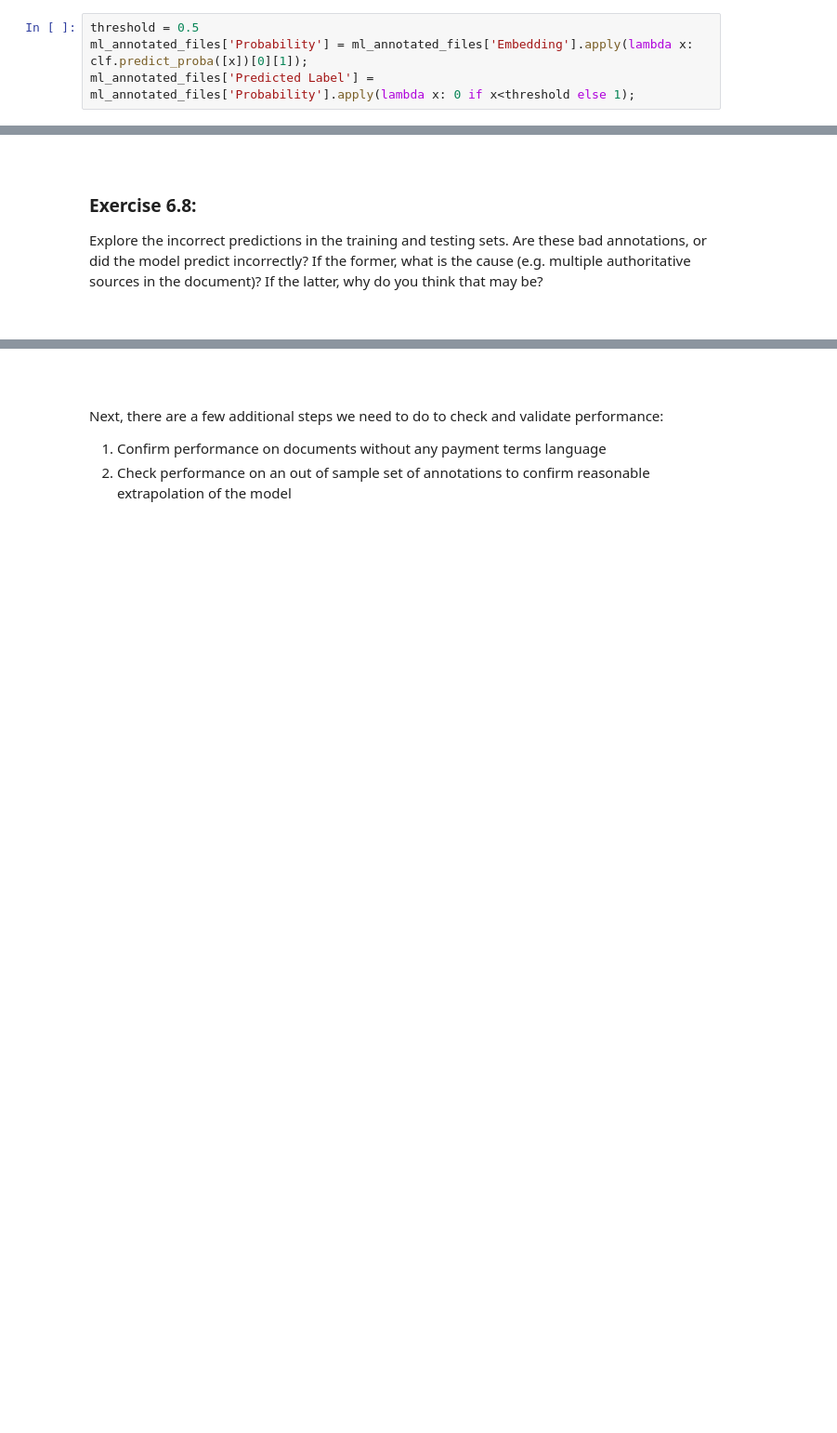
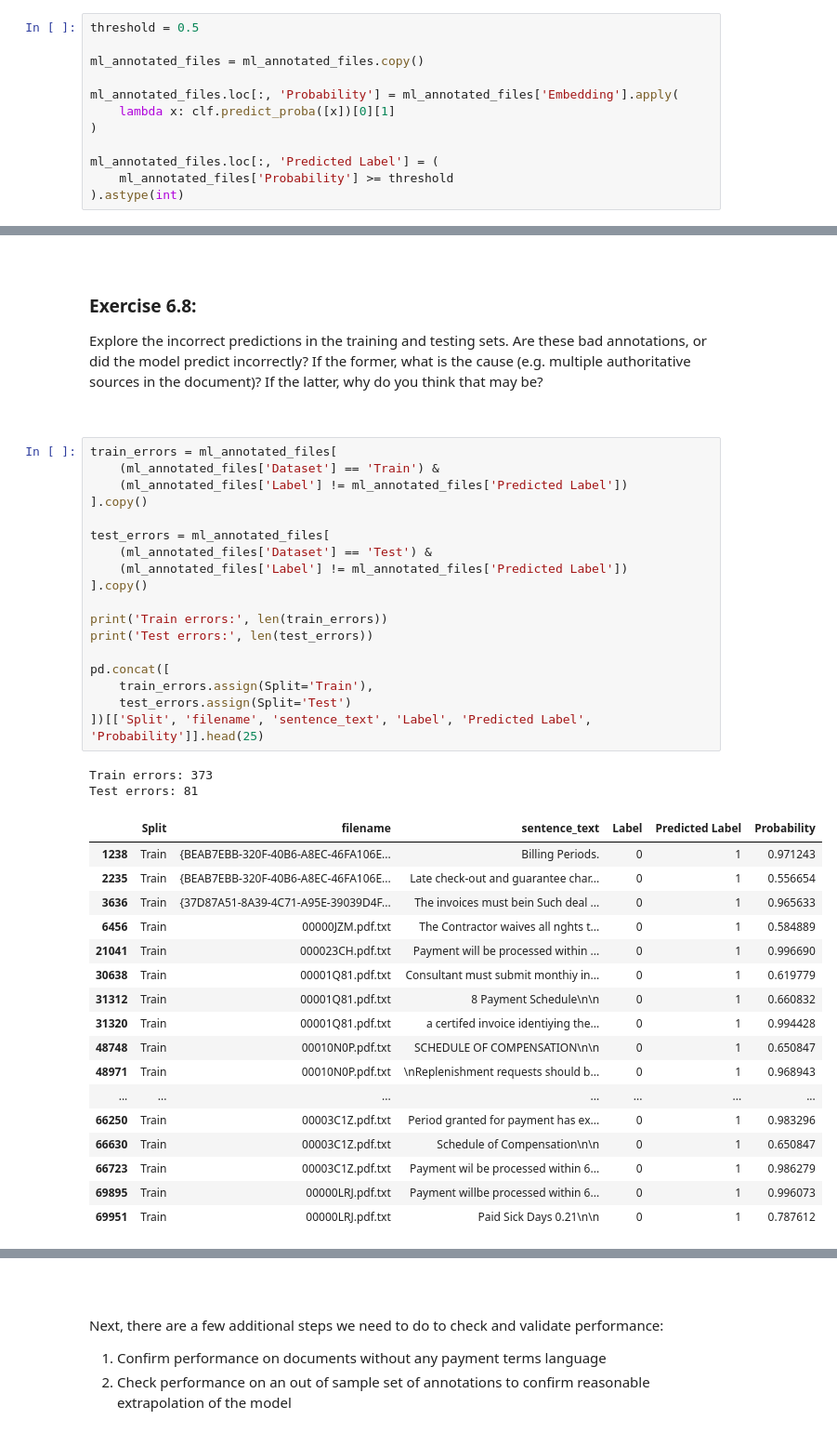
Before and after one commit to AffanAli/TC2R-CodeCompanion, a Jupyter notebook: notebooks/6 - Modeling Approaches.ipynb, the cells around one changed output, grey strips where cells are left out. Shown at 93% size. Cells and saved outputs as stored; diff of their text form; blank space fills up the shorter version.

```diff
--- a/notebooks/6 - Modeling Approaches.ipynb
+++ b/notebooks/6 - Modeling Approaches.ipynb
@@ -591,5 +1054,13 @@ Now, we have built a model to identify the context in the document discussing pa
 We'll start by predicting the probability for each individual sentence, then pick the top per each document and compare to the real, annotated answer.
 # %%
 threshold = 0.5
-ml_annotated_files['Probability'] = ml_annotated_files['Embedding'].apply(lambda x: clf.predict_proba([x])[0][1]);
-ml_annotated_files['Predicted Label'] = ml_annotated_files['Probability'].apply(lambda x: 0 if x<threshold else 1);
+
+ml_annotated_files = ml_annotated_files.copy()
+
+ml_annotated_files.loc[:, 'Probability'] = ml_annotated_files['Embedding'].apply(
+    lambda x: clf.predict_proba([x])[0][1]
+)
+
+ml_annotated_files.loc[:, 'Predicted Label'] = (
+    ml_annotated_files['Probability'] >= threshold
+).astype(int)
@@ -652,3 +1161,41 @@ Split the document level metrics into the train and test set. How do the metrics
 Explore the incorrect predictions in the training and testing sets. Are these bad annotations, or did the model predict incorrectly? If the former, what is the cause (e.g. multiple authoritative sources in the document)? If the latter, why do you think that may be?
 
 <br/>
+# %%
+train_errors = ml_annotated_files[
+    (ml_annotated_files['Dataset'] == 'Train') &
+    (ml_annotated_files['Label'] != ml_annotated_files['Predicted Label'])
+].copy()
+
+test_errors = ml_annotated_files[
+    (ml_annotated_files['Dataset'] == 'Test') &
+    (ml_annotated_files['Label'] != ml_annotated_files['Predicted Label'])
+].copy()
+
+print('Train errors:', len(train_errors))
+print('Test errors:', len(test_errors))
+
+pd.concat([
+    train_errors.assign(Split='Train'),
+    test_errors.assign(Split='Test')
+])[['Split', 'filename', 'sentence_text', 'Label', 'Predicted Label', 'Probability']].head(25)
+# %% [output]
+Train errors: 373
+Test errors: 81
+|  | Split | filename | sentence_text | Label | Predicted Label | Probability |
+| 1238 | Train | {BEAB7EBB-320F-40B6-A8EC-46FA106E... | Billing Periods. | 0 | 1 | 0.971243 |
+| 2235 | Train | {BEAB7EBB-320F-40B6-A8EC-46FA106E... | Late check-out and guarantee char... | 0 | 1 | 0.556654 |
+| 3636 | Train | {37D87A51-8A39-4C71-A95E-39039D4F... | The invoices must bein Such deal ... | 0 | 1 | 0.965633 |
+| 6456 | Train | 00000JZM.pdf.txt | The Contractor waives all nghts t... | 0 | 1 | 0.584889 |
+| 21041 | Train | 000023CH.pdf.txt | Payment will be processed within ... | 0 | 1 | 0.996690 |
+| 30638 | Train | 00001Q81.pdf.txt | Consultant must submit monthiy in... | 0 | 1 | 0.619779 |
+| 31312 | Train | 00001Q81.pdf.txt | 8 Payment Schedule\n\n | 0 | 1 | 0.660832 |
+| 31320 | Train | 00001Q81.pdf.txt | a certifed invoice identiying the... | 0 | 1 | 0.994428 |
+| 48748 | Train | 00010N0P.pdf.txt | SCHEDULE OF COMPENSATION\n\n | 0 | 1 | 0.650847 |
+| 48971 | Train | 00010N0P.pdf.txt | \nReplenishment requests should b... | 0 | 1 | 0.968943 |
+| ... | ... | ... | ... | ... | ... | ... |
+| 66250 | Train | 00003C1Z.pdf.txt | Period granted for payment has ex... | 0 | 1 | 0.983296 |
+| 66630 | Train | 00003C1Z.pdf.txt | Schedule of Compensation\n\n | 0 | 1 | 0.650847 |
+| 66723 | Train | 00003C1Z.pdf.txt | Payment wil be processed within 6... | 0 | 1 | 0.986279 |
+| 69895 | Train | 00000LRJ.pdf.txt | Payment willbe processed within 6... | 0 | 1 | 0.996073 |
+| 69951 | Train | 00000LRJ.pdf.txt | Paid Sick Days 0.21\n\n | 0 | 1 | 0.787612 |
```
Also changed, not shown: parts of 57 cells of this notebook, 29 other files.
